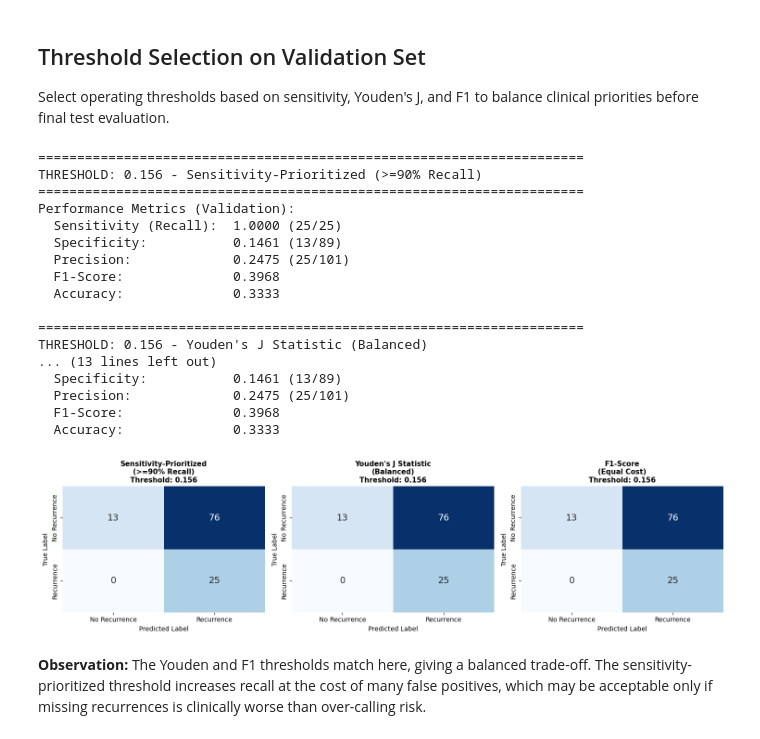
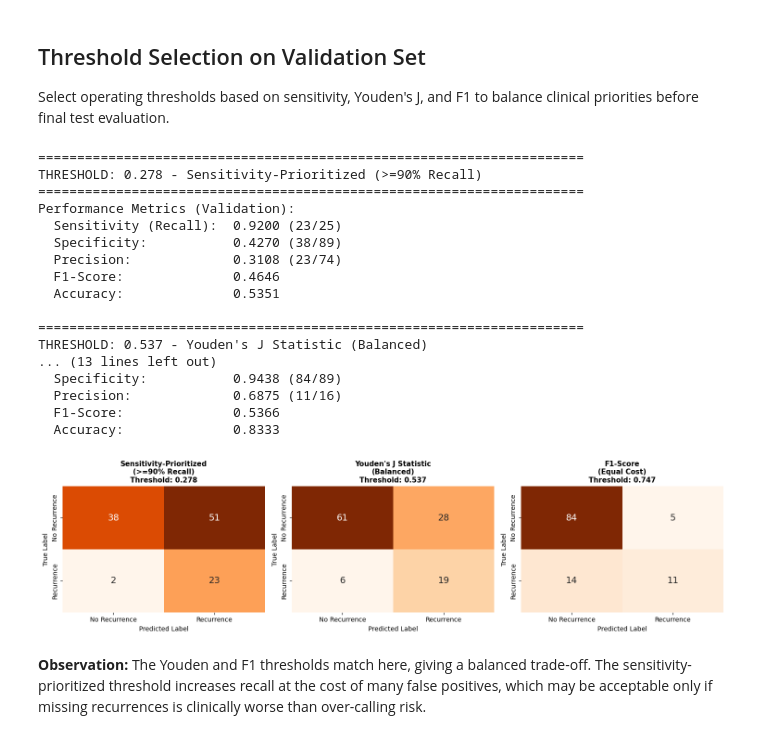
Before and after one commit to baricio00/Health-Informatics-2025-26, a Jupyter notebook: task1/task1_node_zero.ipynb, the cells around one changed output. Saved outputs shown, nothing was run; the diff lists cells and outputs as text; code cells hidden in the pictures.

```diff
--- a/task1/task1_node_zero.ipynb
+++ b/task1/task1_node_zero.ipynb
@@ -217,6 +239,7 @@ print("="*80)
 
 logistic_results = []
 new_df = df_clean.copy()
+numerical_vars = ['age', 'pgr', 'grade']
 
 # Numerical features
 for var in numerical_vars:
@@ -393,13 +438,7 @@ CLINICAL SIGNIFICANCE:
 # %%
-from mlxtend.feature_selection import ExhaustiveFeatureSelector
-from sklearn.model_selection import StratifiedKFold, cross_val_score
-from sklearn.feature_selection import SequentialFeatureSelector
-from sklearn.linear_model import LogisticRegression
-
 # --- Feature Selection Functions ---
 
 def forward_selection(X_train, y_train):
-    """Perform forward selection on training data with internal CV."""
     sfs_forward = SequentialFeatureSelector(
         LogisticRegression(penalty=None, solver='lbfgs', max_iter=1000, random_state=1234),
         direction='forward',
@@ -413,7 +452,6 @@ def forward_selection(X_train, y_train):
 
 
 def backward_elimination(X_train, y_train):
-    """Perform backward elimination on training data with internal CV."""
     sfs_backward = SequentialFeatureSelector(
         LogisticRegression(penalty=None, solver='lbfgs', max_iter=1000, random_state=1234),
         direction='backward',
@@ -427,9 +465,6 @@ def backward_elimination(X_train, y_train):
 
 
 def best_subset_selection(X_train, y_train, max_features=8, cv=3, random_state=1234):
-    """Perform best subset selection using CV to avoid training-set bias."""
-    from itertools import combinations
-
     feature_list = list(range(X_train.shape[1]))
     best_score = -np.inf
     best_idx = []
@@ -455,24 +490,17 @@ def best_subset_selection(X_train, y_train, max_features=8, cv=3, random_state=1
 Define the reduced modeling feature list and the preprocessing pipeline (standardization for numeric features and one-hot encoding for categorical features). This is the feature space used for feature selection and downstream models.
 # %%
 
-from sklearn.preprocessing import StandardScaler, OneHotEncoder
-from sklearn.compose import ColumnTransformer
-from sklearn.pipeline import Pipeline
-
-# 1. Define Features
-numerical = ['grade', 'age', 'er_log']
+numerical = ['grade', 'age']
 categorical = ['pgr_cat', 'size']
 
-# 2. Define Pipelines
 num_pipe = Pipeline([
     ('scaler', StandardScaler())
 ])
 
 cat_pipe = Pipeline([
-    ('onehot', OneHotEncoder(drop='if_binary'))
+    ('onehot', OneHotEncoder(drop='first', sparse_output=False))
 ])
 
-# 3. Combine into ColumnTransformer
 preprocessor = ColumnTransformer(
     transformers=[
         ('num', num_pipe, numerical),
@@ -1101,7 +1023,7 @@ Visualize fold-to-fold variability in ROC-AUC, PR-AUC, accuracy, and F1 to compa
 fig, axes = plt.subplots(2, 2, figsize=(14, 10))
 metrics_to_plot = ['auc', 'pr_auc', 'accuracy', 'f1']
 metric_labels = ['ROC-AUC', 'PR-AUC', 'Accuracy', 'F1-Score']
-colors = ['steelblue', 'lightcoral', 'mediumseagreen']
+colors_roc = {'forward': '#ef476f', 'backward': '#662c91', 'best_subset': '#0fa3b1'}
 
 for idx, (metric, label) in enumerate(zip(metrics_to_plot, metric_labels)):
     ax = axes[idx // 2, idx % 2]
@@ -1118,7 +1040,7 @@ for idx, (metric, label) in enumerate(zip(metrics_to_plot, metric_labels)):
         bp = ax.boxplot(box_data, labels=box_labels, patch_artist=True)
 
         # Color the boxes
-        for patch, color in zip(bp['boxes'], colors[:len(box_data)]):
+        for patch, color in zip(bp['boxes'], [colors_roc[method_name] for method_name in ['forward', 'backward', 'best_subset'][:len(box_data)]]):
             patch.set_facecolor(color)
             patch.set_alpha(0.7)
 
@@ -1245,8 +1165,6 @@ Best Subset         3  0.6595 0.2963   0.6228    0.3061 0.6250   0.4110
 Select operating thresholds based on sensitivity, Youden's J, and F1 to balance clinical priorities before final test evaluation.
 # %%
 # --- Compute thresholds and their metrics (VALIDATION SET) ---
-
-from sklearn.metrics import roc_curve, precision_recall_curve, f1_score, accuracy_score, confusion_matrix
 
 # Fallback if final_method is not set
 if 'final_method' not in globals():
@@ -1314,46 +1232,46 @@ for idx, (title, threshold, sens, spec) in enumerate(thresholds_to_plot):
     tn, fp, fn, tp = cm.ravel()
 
     # Plot confusion matrix
-    sns.heatmap(cm, annot=True, fmt='d', cmap='Blues', ax=axes[idx],
+    sns.heatmap(cm, annot=True, fmt='d', cmap='Oranges', ax=axes[idx],
                 cbar=False, annot_kws={'size': 14})
     axes[idx].set_title(f'{title}\nThreshold: {threshold:.3f}', fontsize=11, fontweight='bold')
     axes[idx].set_ylabel('True Label', fontsize=10)
     axes[idx].set_xlabel('Predicted Label', fontsize=10)
     axes[idx].set_xticklabels(['No Recurrence', 'Recurrence'])
     axes[idx].set_yticklabels(['No Recurrence', 'Recurrence'])
 
     # Print metrics
     print(f"\n{'='*70}")
     print(f"THRESHOLD: {threshold:.3f} - {title.replace(chr(10), ' ')}")
     print(f"{'='*70}")
     print("Performance Metrics (Validation):")
     print(f"  Sensitivity (Recall):  {tp / (tp + fn):.4f} ({tp}/{tp + fn})")
     print(f"  Specificity:           {tn / (tn + fp):.4f} ({tn}/{tn + fp})")
     print(f"  Precision:             {tp / (tp + fp):.4f} ({tp}/{tp + fp})" if (tp + fp) > 0 else "  Precision:             N/A")
     print(f"  F1-Score:              {f1_score(y_val, y_pred_temp):.4f}")
     print(f"  Accuracy:              {accuracy_score(y_val, y_pred_temp):.4f}")
 
 plt.tight_layout()
 plt.show()
 # %% [output]
 ======================================================================
-THRESHOLD: 0.156 - Sensitivity-Prioritized (>=90% Recall)
+THRESHOLD: 0.278 - Sensitivity-Prioritized (>=90% Recall)
 ======================================================================
 Performance Metrics (Validation):
-  Sensitivity (Recall):  1.0000 (25/25)
-  Specificity:           0.1461 (13/89)
-  Precision:             0.2475 (25/101)
-  F1-Score:              0.3968
-  Accuracy:              0.3333
+  Sensitivity (Recall):  0.9200 (23/25)
+  Specificity:           0.4270 (38/89)
+  Precision:             0.3108 (23/74)
+  F1-Score:              0.4646
+  Accuracy:              0.5351
 
 ======================================================================
-THRESHOLD: 0.156 - Youden's J Statistic (Balanced)
+THRESHOLD: 0.537 - Youden's J Statistic (Balanced)
 ... (13 lines left out)
-  Specificity:           0.1461 (13/89)
-  Precision:             0.2475 (25/101)
-  F1-Score:              0.3968
-  Accuracy:              0.3333
+  Specificity:           0.9438 (84/89)
+  Precision:             0.6875 (11/16)
+  F1-Score:              0.5366
+  Accuracy:              0.8333
-[figure, old version]
+[figure, new version]
 # %% [markdown]
 **Observation:** The Youden and F1 thresholds match here, giving a balanced trade-off. The sensitivity-prioritized threshold increases recall at the cost of many false positives, which may be acceptable only if missing recurrences is clinically worse than over-calling risk.
 # %% [markdown]
```
Also changed, not shown: parts of 33 cells of this notebook, 4 other files.
